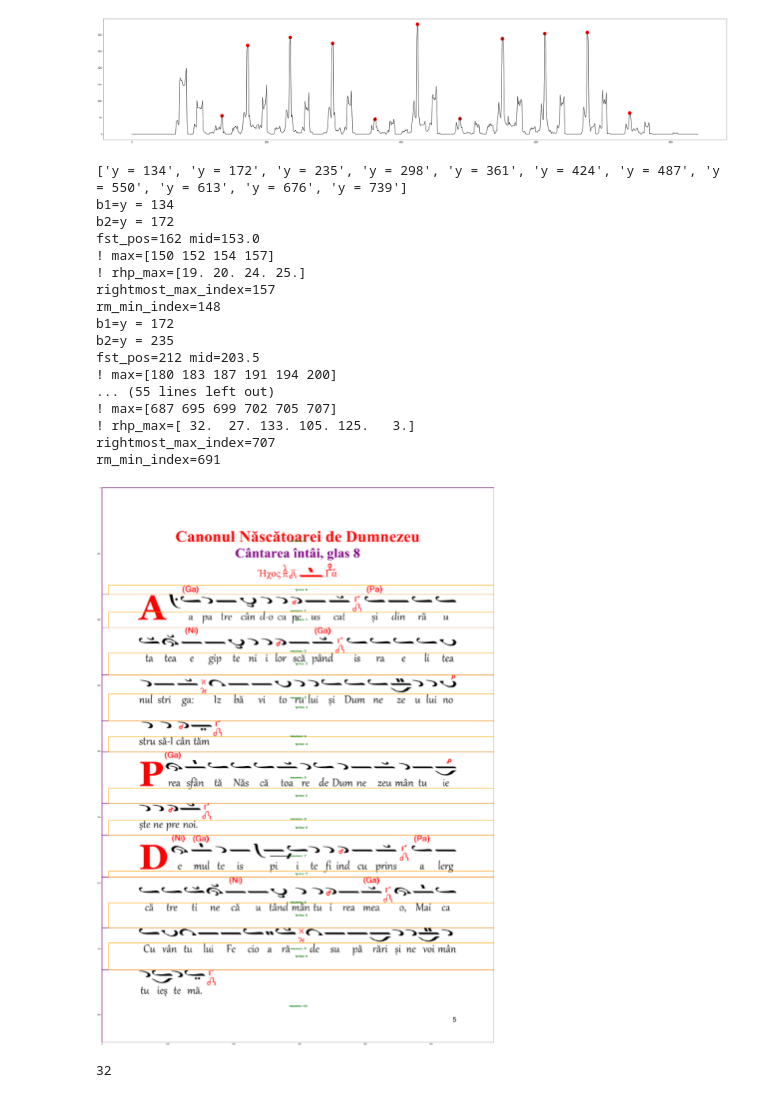
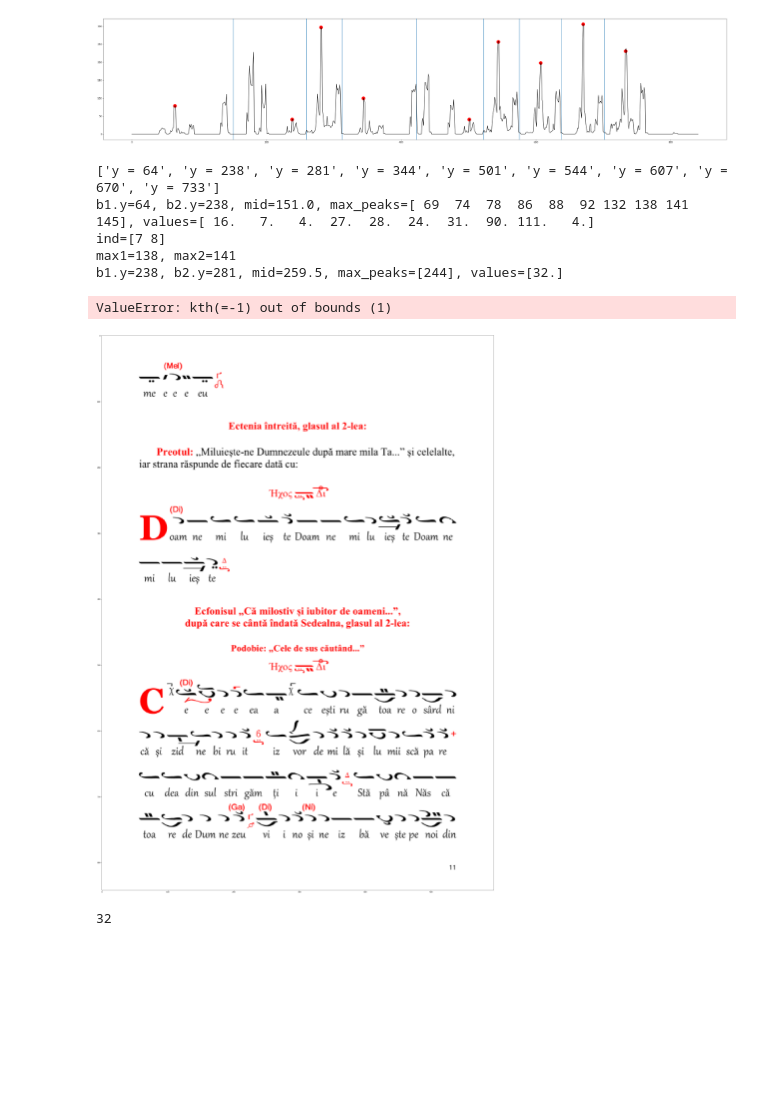
Before and after one commit to stoianmihail/Metapsaltiki, a Jupyter notebook: CC.ipynb, the cells around one changed output. Drawn from its saved outputs; the diff is of its cells as text; code cells hidden in the pictures; blank space fills up the shorter version.

Commit message:
found lyrics baselines; start detecting bad neumes baselines

```diff
--- a/CC.ipynb
+++ b/CC.ipynb
@@ -4,30 +4,19 @@ import src
 # %%
 sheet = src.Sheet('samples/paraclis.pdf')
 # %%
-sheet[4].plot_raw_horizontal_projection()
+sheet[10].plot_raw_horizontal_projection()
 # %% [output]
-[figure, old version]
+[figure, new version]
 # %%
-sheet[4].plot_full_baselines()
+sheet[10].plot_full_baselines()
 # %% [output]
-['y = 134', 'y = 172', 'y = 235', 'y = 298', 'y = 361', 'y = 424', 'y = 487', 'y = 550', 'y = 613', 'y = 676', 'y = 739']
-b1=y = 134
-b2=y = 172
-fst_pos=162 mid=153.0
-! max=[150 152 154 157]
-! rhp_max=[19. 20. 24. 25.]
-rightmost_max_index=157
-rm_min_index=148
-b1=y = 172
-b2=y = 235
-fst_pos=212 mid=203.5
-! max=[180 183 187 191 194 200]
-... (55 lines left out)
-! max=[687 695 699 702 705 707]
-! rhp_max=[ 32.  27. 133. 105. 125.   3.]
-rightmost_max_index=707
-rm_min_index=691
+['y = 64', 'y = 238', 'y = 281', 'y = 344', 'y = 501', 'y = 544', 'y = 607', 'y = 670', 'y = 733']
+b1.y=64, b2.y=238, mid=151.0, max_peaks=[ 69  74  78  86  88  92 132 138 141 145], values=[ 16.   7.   4.  27.  28.  24.  31.  90. 111.   4.]
+ind=[7 8]
+max1=138, max2=141
+b1.y=238, b2.y=281, mid=259.5, max_peaks=[244], values=[32.]
+ValueError: kth(=-1) out of bounds (1)
-[figure, old version]
+[figure, new version]
 # %%
 print(sheet.oligon_width)
 sheet[24].plot_horizontal_projection()
```
Also changed, not shown: 1 other file.
